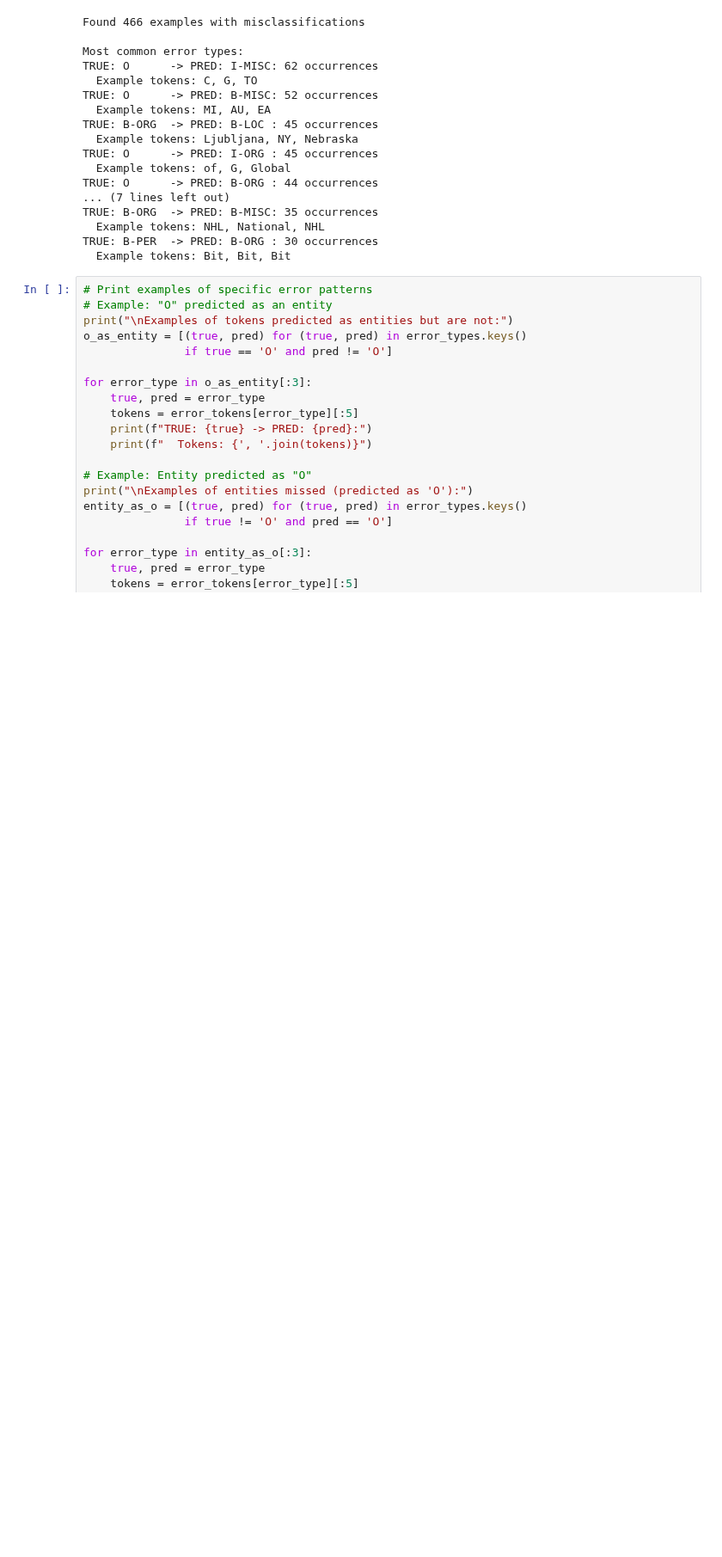
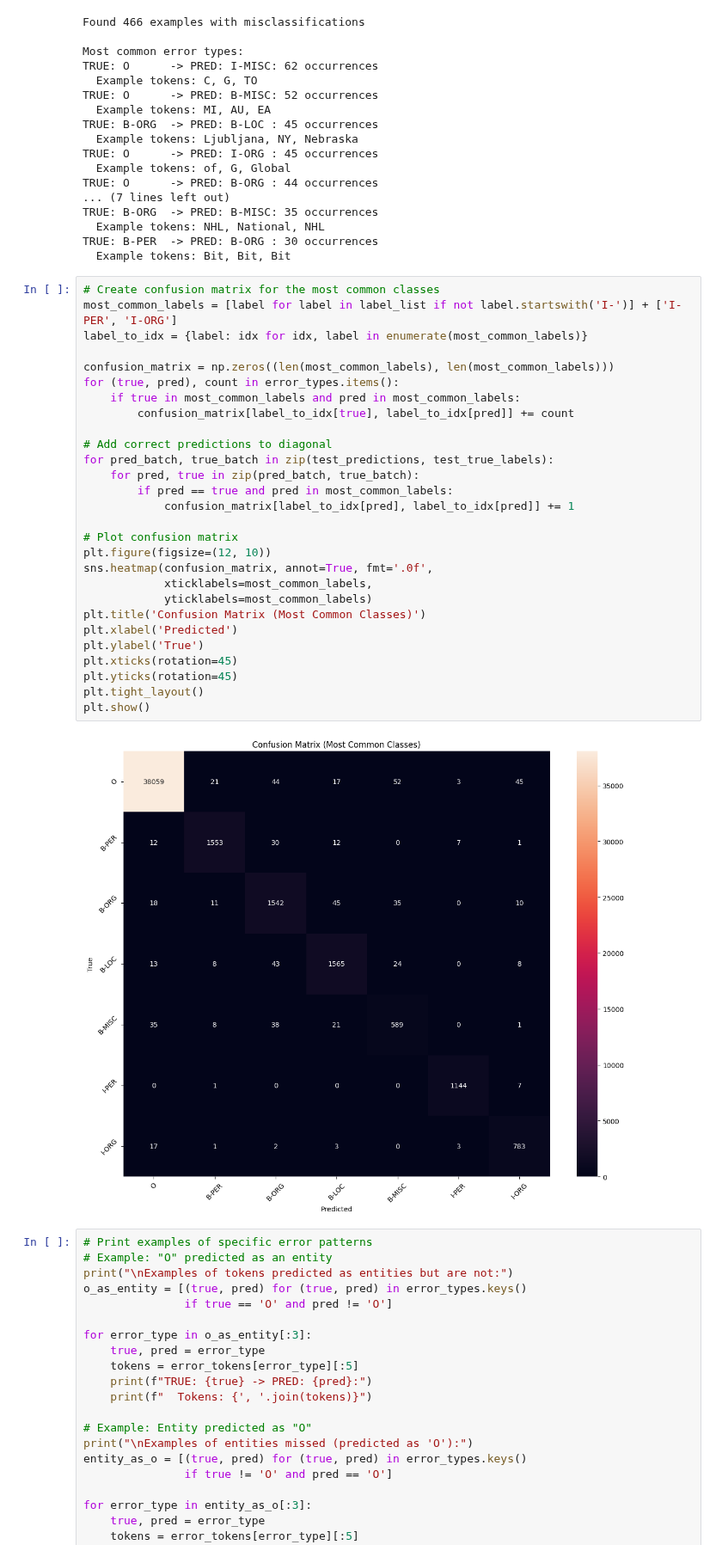
Before and after one commit to jayati05/NER_Project, a Jupyter notebook: BERT_BASED_NER_English.ipynb, the cells around one changed output. Shown at 86% size. Cells and saved outputs as stored; diff of their text form; blank space fills up the shorter version.

```diff
--- a/BERT_BASED_NER_English.ipynb
+++ b/BERT_BASED_NER_English.ipynb
@@ -532,6 +532,36 @@ TRUE: B-ORG  -> PRED: B-MISC: 35 occurrences
   Example tokens: NHL, National, NHL
 TRUE: B-PER  -> PRED: B-ORG : 30 occurrences
   Example tokens: Bit, Bit, Bit
+# %%
+# Create confusion matrix for the most common classes
+most_common_labels = [label for label in label_list if not label.startswith('I-')] + ['I-PER', 'I-ORG']
+label_to_idx = {label: idx for idx, label in enumerate(most_common_labels)}
+
+confusion_matrix = np.zeros((len(most_common_labels), len(most_common_labels)))
+for (true, pred), count in error_types.items():
+    if true in most_common_labels and pred in most_common_labels:
+        confusion_matrix[label_to_idx[true], label_to_idx[pred]] += count
+
+# Add correct predictions to diagonal
+for pred_batch, true_batch in zip(test_predictions, test_true_labels):
+    for pred, true in zip(pred_batch, true_batch):
+        if pred == true and pred in most_common_labels:
+            confusion_matrix[label_to_idx[pred], label_to_idx[pred]] += 1
+
+# Plot confusion matrix
+plt.figure(figsize=(12, 10))
+sns.heatmap(confusion_matrix, annot=True, fmt='.0f',
+            xticklabels=most_common_labels,
+            yticklabels=most_common_labels)
+plt.title('Confusion Matrix (Most Common Classes)')
+plt.xlabel('Predicted')
+plt.ylabel('True')
+plt.xticks(rotation=45)
+plt.yticks(rotation=45)
+plt.tight_layout()
+plt.show()
+# %% [output]
+[figure, added]
 # %%
 # Print examples of specific error patterns
 # Example: "O" predicted as an entity
```
Also changed, not shown: parts of 1 cell of this notebook.
